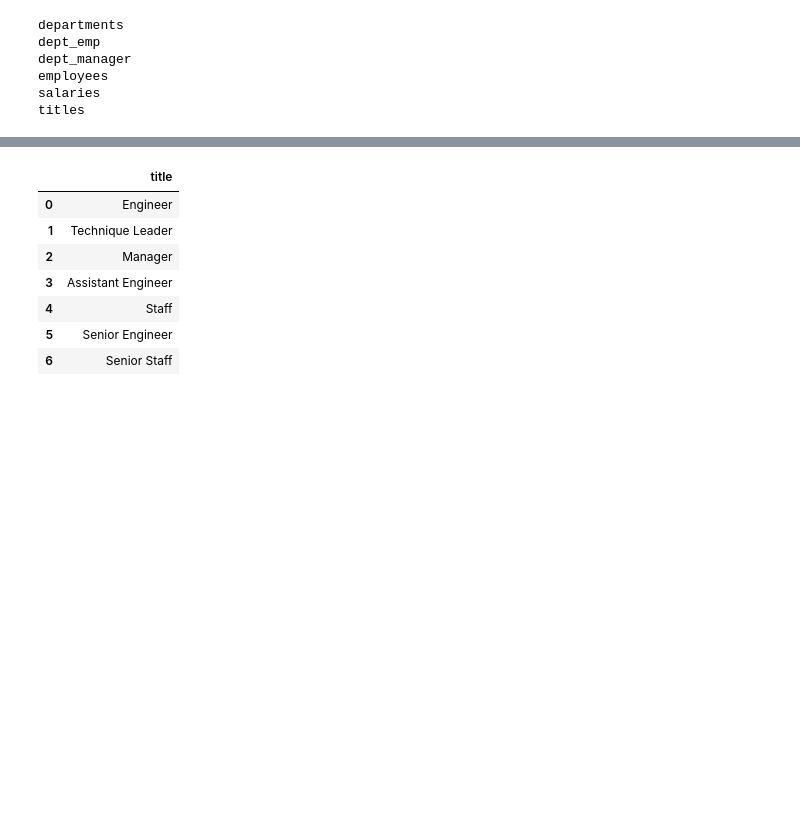
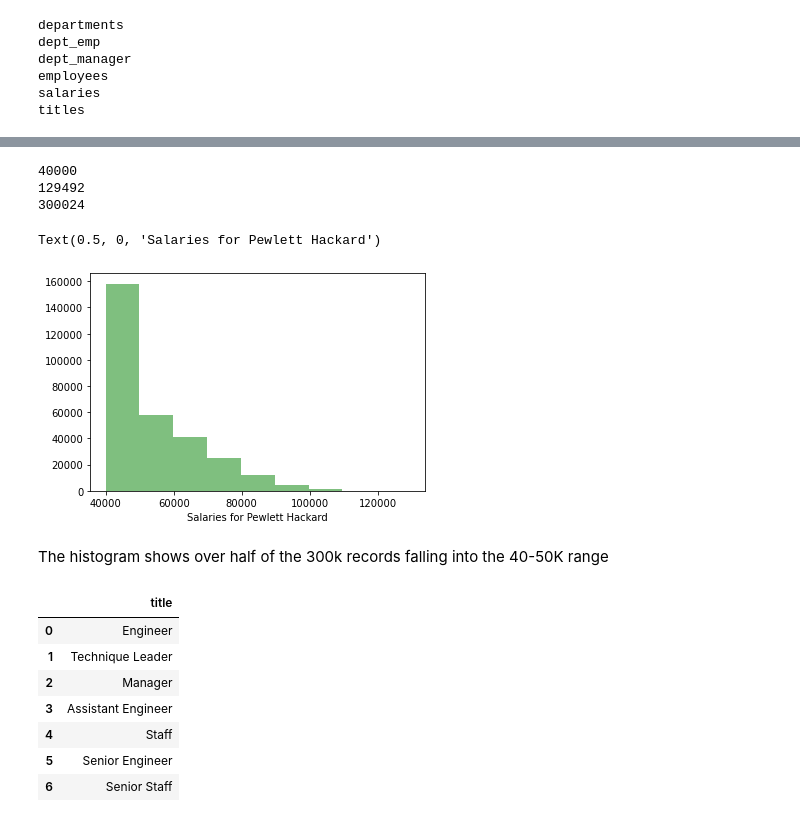
Before and after one commit to JeniLam/SQL_Challenge, a Jupyter notebook: SQL_Challenge_Bonus_Analysis.ipynb, the cells around one changed output, grey strips where cells are left out. Drawn from its saved outputs; the diff is of its cells as text; code cells hidden in the pictures; blank space fills up the shorter version.

Commit message:
Adds histogram to Bonus

```diff
--- a/SQL_Challenge_Bonus_Analysis.ipynb
+++ b/SQL_Challenge_Bonus_Analysis.ipynb
@@ -29,3 +29,5 @@ salaries
 titles
 # %%
 # Create a histogram to visualize the most common salary ranges for employees.
+salaries = pd.read_sql('SELECT * from salaries', conn)
+salaries
@@ -32,3 +48,22 @@ titles
+# %%
+print(salaries['salary'].min())
+print(salaries['salary'].max())
+print(len(salaries))
+# %% [output]
+40000
+129492
+300024
+# %%
+# https://datatofish.com/plot-histogram-python/
+# https://realpython.com/python-histograms/
+x = salaries['salary']
+plt.hist(x, bins = 9, color ='green', alpha =.5)
+plt.xlabel('Salaries for Pewlett Hackard')
+# %% [output]
+Text(0.5, 0, 'Salaries for Pewlett Hackard')
+[figure, added]
+# %% [markdown]
+The histogram shows over half of the 300k records falling into the 40-50K range
 # %%
 # Create a bar chart of average salary by title.
 # first get unique titles from titles table
```
Also changed, not shown: parts of 2 cells of this notebook.
